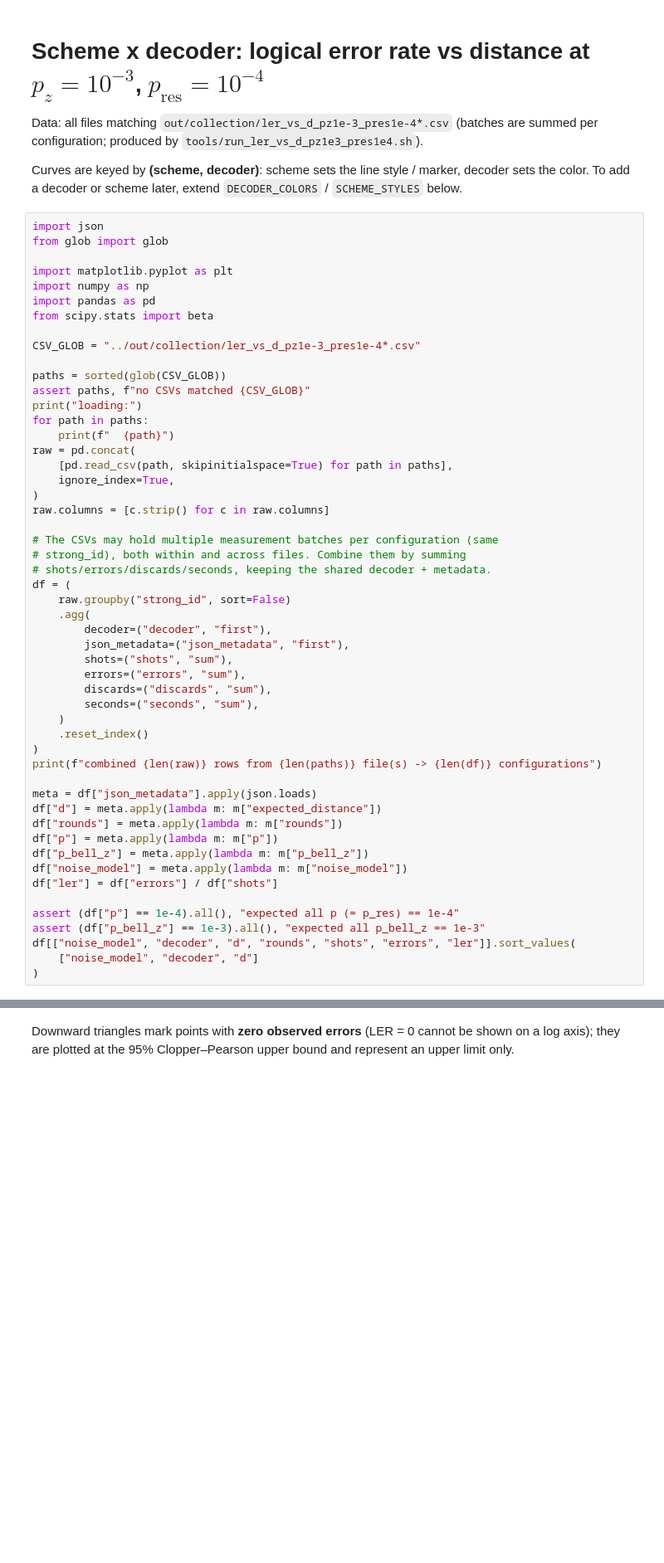
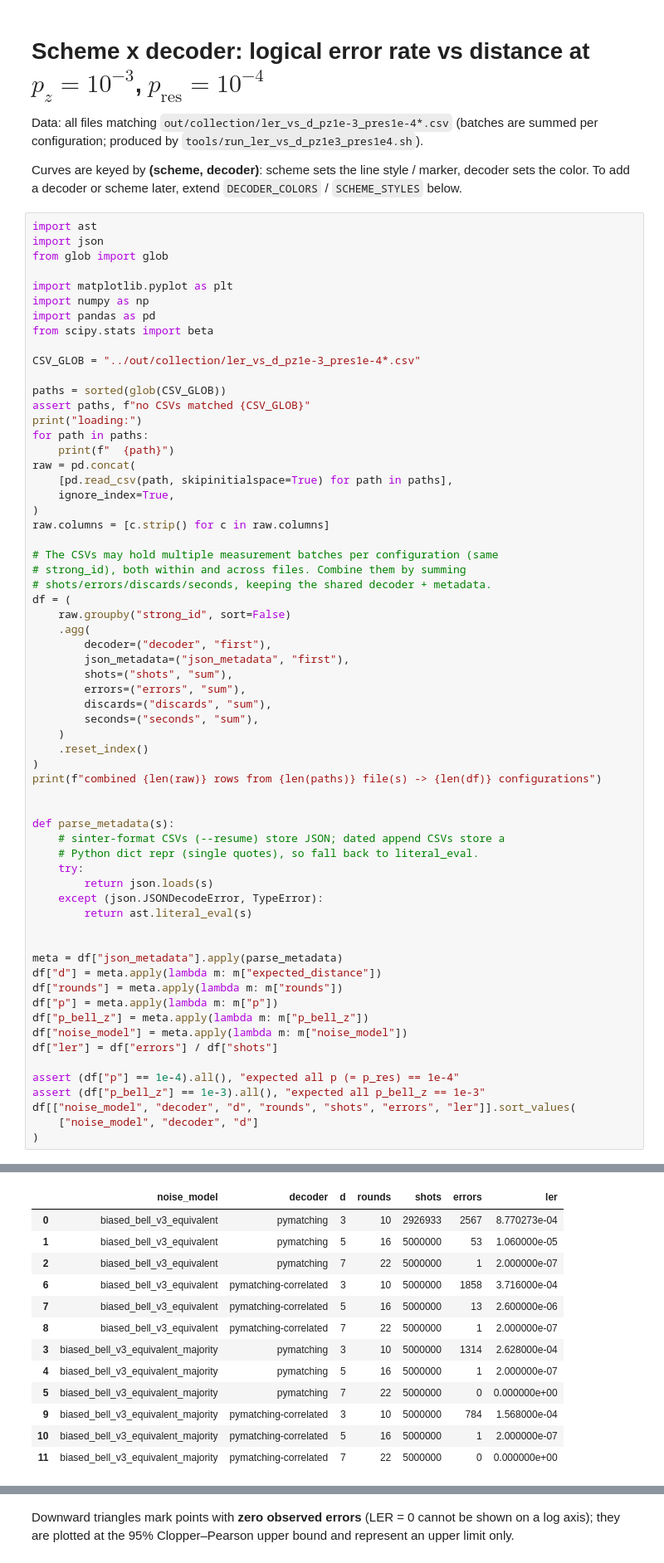
Before and after one commit to RetzkersGroup/distributed-qec, a Jupyter notebook: notebooks/ler_vs_d_pz1e-3_pres1e-4.ipynb, the cells around one changed output, grey strips where cells are left out. Shown at 83% size. Drawn from its saved outputs; the diff is of its cells as text; blank space fills up the shorter version.

```diff
--- a/notebooks/ler_vs_d_pz1e-3_pres1e-4.ipynb
+++ b/notebooks/ler_vs_d_pz1e-3_pres1e-4.ipynb
@@ -5,6 +5,7 @@ Data: all files matching `out/collection/ler_vs_d_pz1e-3_pres1e-4*.csv` (batches
 
 Curves are keyed by **(scheme, decoder)**: scheme sets the line style / marker, decoder sets the color. To add a decoder or scheme later, extend `DECODER_COLORS` / `SCHEME_STYLES` below.
 # %%
+import ast
 import json
 from glob import glob
 
@@ -43,7 +44,17 @@ df = (
 )
 print(f"combined {len(raw)} rows from {len(paths)} file(s) -> {len(df)} configurations")
 
-meta = df["json_metadata"].apply(json.loads)
+
+def parse_metadata(s):
+    # sinter-format CSVs (--resume) store JSON; dated append CSVs store a
+    # Python dict repr (single quotes), so fall back to literal_eval.
+    try:
+        return json.loads(s)
+    except (json.JSONDecodeError, TypeError):
+        return ast.literal_eval(s)
+
+
+meta = df["json_metadata"].apply(parse_metadata)
 df["d"] = meta.apply(lambda m: m["expected_distance"])
 df["rounds"] = meta.apply(lambda m: m["rounds"])
 df["p"] = meta.apply(lambda m: m["p"])
@@ -56,3 +67,4 @@ assert (df["p_bell_z"] == 1e-3).all(), "expected all p_bell_z == 1e-3"
 df[["noise_model", "decoder", "d", "rounds", "shots", "errors", "ler"]].sort_values(
     ["noise_model", "decoder", "d"]
 )
+# %% [output]
@@ -59,3 +74,16 @@ df[["noise_model", "decoder", "d", "rounds", "shots", "errors", "ler"]].sort_val
+|  | noise_model | decoder | d | rounds | shots | errors | ler |
+| 0 | biased_bell_v3_equivalent | pymatching | 3 | 10 | 2926933 | 2567 | 8.770273e-04 |
+| 1 | biased_bell_v3_equivalent | pymatching | 5 | 16 | 5000000 | 53 | 1.060000e-05 |
+| 2 | biased_bell_v3_equivalent | pymatching | 7 | 22 | 5000000 | 1 | 2.000000e-07 |
+| 6 | biased_bell_v3_equivalent | pymatching-correlated | 3 | 10 | 5000000 | 1858 | 3.716000e-04 |
+| 7 | biased_bell_v3_equivalent | pymatching-correlated | 5 | 16 | 5000000 | 13 | 2.600000e-06 |
+| 8 | biased_bell_v3_equivalent | pymatching-correlated | 7 | 22 | 5000000 | 1 | 2.000000e-07 |
+| 3 | biased_bell_v3_equivalent_majority | pymatching | 3 | 10 | 5000000 | 1314 | 2.628000e-04 |
+| 4 | biased_bell_v3_equivalent_majority | pymatching | 5 | 16 | 5000000 | 1 | 2.000000e-07 |
+| 5 | biased_bell_v3_equivalent_majority | pymatching | 7 | 22 | 5000000 | 0 | 0.000000e+00 |
+| 9 | biased_bell_v3_equivalent_majority | pymatching-correlated | 3 | 10 | 5000000 | 784 | 1.568000e-04 |
+| 10 | biased_bell_v3_equivalent_majority | pymatching-correlated | 5 | 16 | 5000000 | 1 | 2.000000e-07 |
+| 11 | biased_bell_v3_equivalent_majority | pymatching-correlated | 7 | 22 | 5000000 | 0 | 0.000000e+00 |
 # %%
 def clopper_pearson(errors, shots, alpha=0.05):
     """Two-sided Clopper-Pearson (exact binomial) confidence interval."""
```
Also changed, not shown: parts of 2 cells of this notebook.
